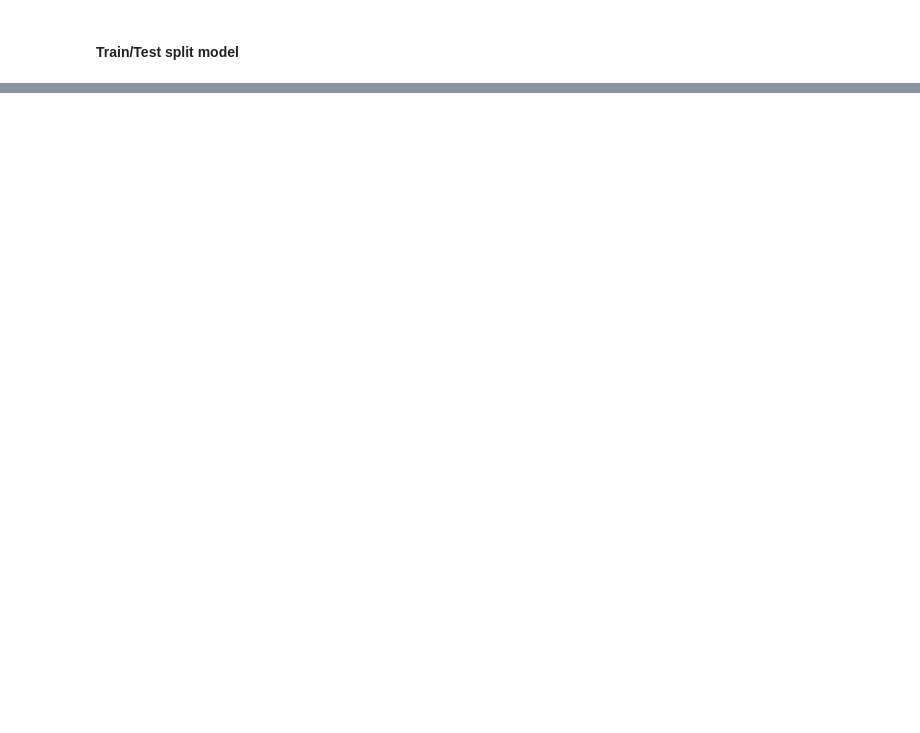
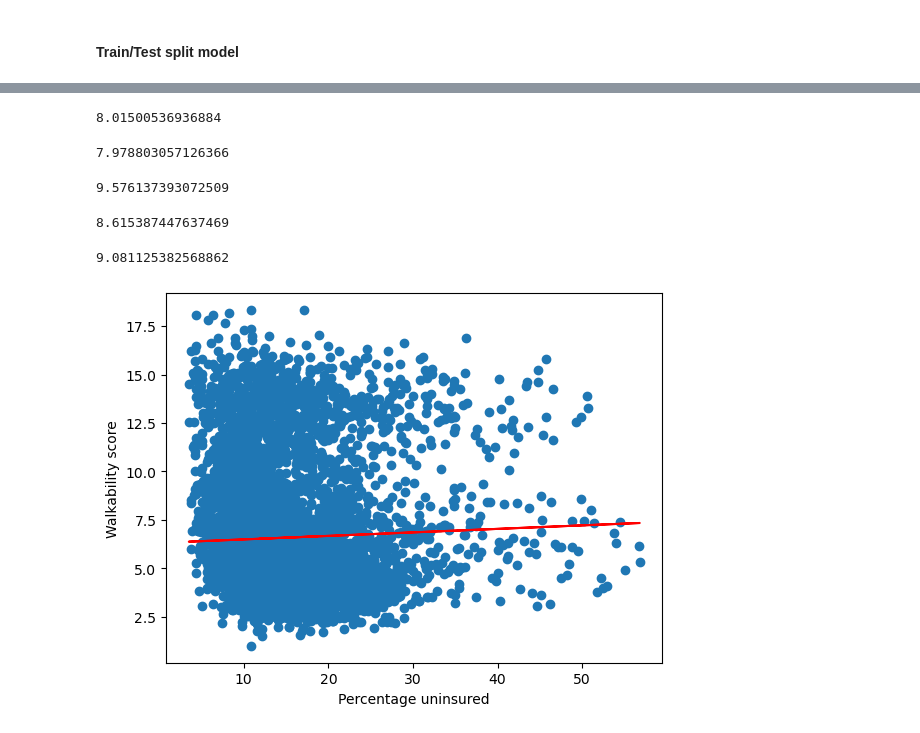
Before and after one commit to jon-pun/final4741project, a Jupyter notebook: walkability.ipynb, the cells around one changed output, grey strips where cells are left out. Drawn from its saved outputs; the diff is of its cells as text; code cells hidden in the pictures; blank space fills up the shorter version.

Commit message:
add linear models fit on indiv features

```diff
--- a/walkability.ipynb
+++ b/walkability.ipynb
@@ -452,0 +466,33 @@ mean_squared_error(testY,model_preds)
+# %%
+access2reg = linear_model.LinearRegression().fit(access2, trainY)
+cancerreg = linear_model.LinearRegression().fit(cancer, trainY)
+arthreg = linear_model.LinearRegression().fit(arth, trainY)
+copdreg = linear_model.LinearRegression().fit(copd, trainY)
+chdreg = linear_model.LinearRegression().fit(chd, trainY)
+obreg = linear_model.LinearRegression().fit(ob, trainY)
+hbpreg = linear_model.LinearRegression().fit(hbp, trainY)
+mhreg = linear_model.LinearRegression().fit(mh, trainY)
+phreg = linear_model.LinearRegression().fit(ph, trainY)
+lpareg = linear_model.LinearRegression().fit(lpa, trainY)
+# %%
+access2test = testX[["ACCESS2"]]
+cancertest = testX[["CANCER"]]
+arthtest = testX[["ARTHRITIS"]]
+copdtest = testX[["COPD"]]
+chdtest = testX[["CHD"]]
+obtest = testX[["OBESITY"]]
+hbptest = testX[["BPHIGH"]]
+mhtest = testX[["MHLTH"]]
+phtest = testX[["PHLTH"]]
+lpatest = testX[["LPA"]]
+# %%
+access2preds = access2reg.predict(access2test)
+cancerpreds = cancerreg.predict(cancertest)
+arthpreds = arthreg.predict(arthtest)
+copdpreds = copdreg.predict(copdtest)
+chdpreds = chdreg.predict(chdtest)
+obpreds = obreg.predict(obtest)
+hbppreds = hbpreg.predict(hbptest)
+mhpreds = mhreg.predict(mhtest)
+phpreds = phreg.predict(phtest)
+lpapreds = lpareg.predict(lpatest)
@@ -452,0 +561,28 @@ mean_squared_error(testY,model_preds)
+# %%
+mean_squared_error(testY,obpreds)
+# %% [output]
+8.01500536936884
+# %%
+mean_squared_error(testY,hbppreds)
+# %% [output]
+7.978803057126366
+# %%
+mean_squared_error(testY,mhpreds)
+# %% [output]
+9.576137393072509
+# %%
+mean_squared_error(testY,phpreds)
+# %% [output]
+8.615387447637469
+# %%
+mean_squared_error(testY,lpapreds)
+# %% [output]
+9.081125382568862
+# %%
+plt.plot(access2test,access2preds, c='r')
+plt.scatter(access2test,testY)
+plt.xlabel('Percentage uninsured')
+plt.ylabel('Walkability score')
+plt.show()
+# %% [output]
+[figure, added]
```
Also changed, not shown: parts of 44 cells of this notebook, 1 other file.
